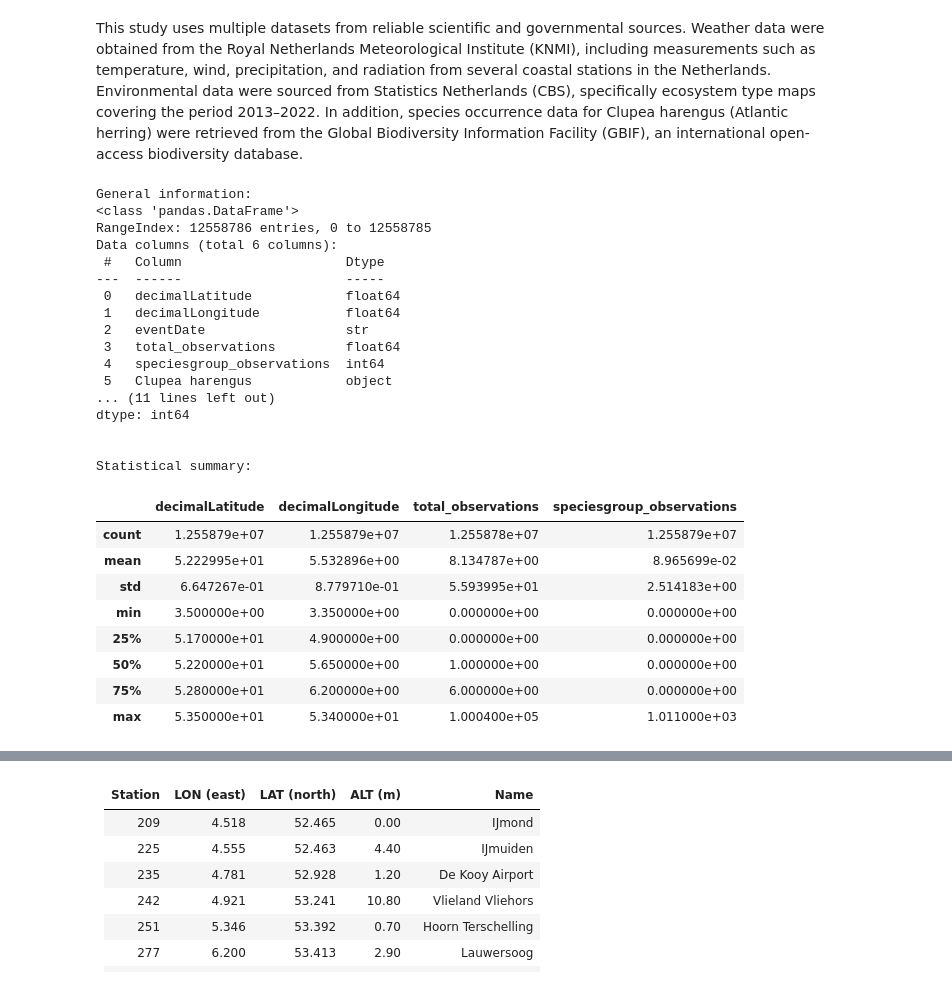
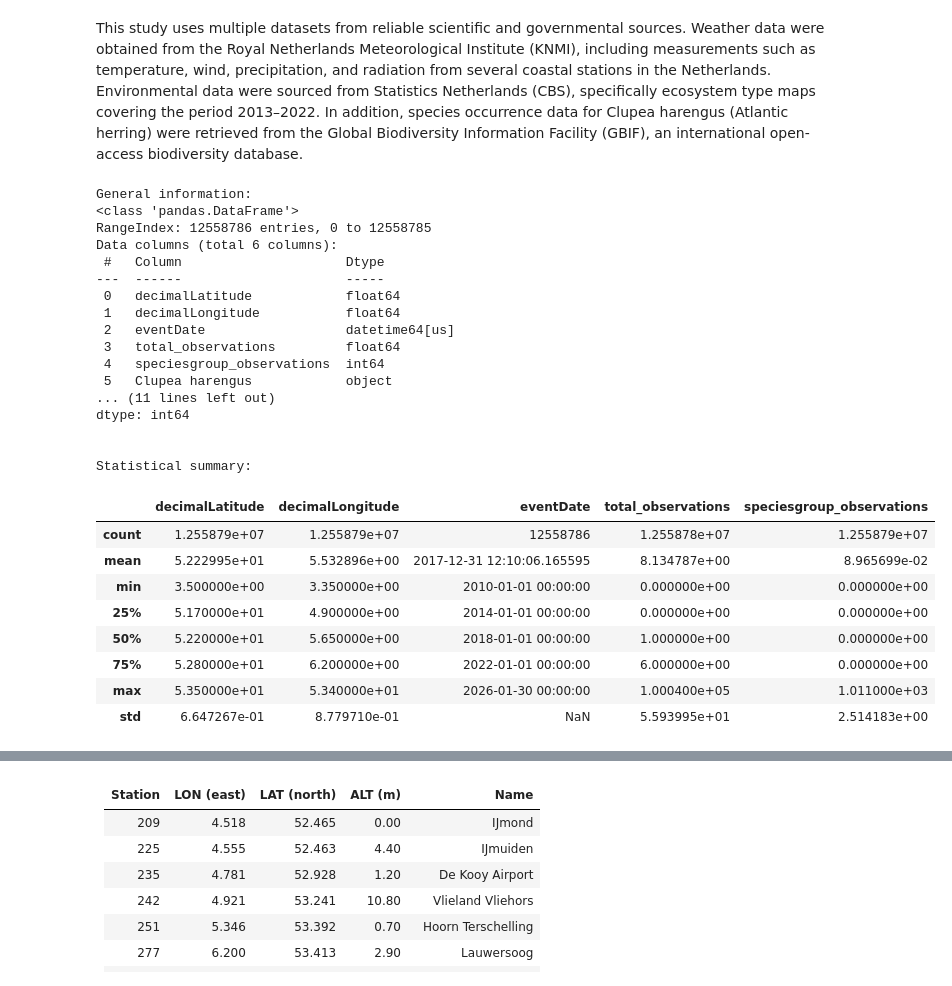
Before and after one commit to strmzi-git/jupyter-exam-03, a Jupyter notebook: Data Science/report.ipynb, the cells around one changed output, grey strips where cells are left out. Cells and saved outputs as stored; diff of their text form; code cells hidden in the pictures.

```diff
--- a/Data Science/report.ipynb
+++ b/Data Science/report.ipynb
@@ -29,41 +29,42 @@ df_clupea = pd.read_csv('Clupea harengus.csv')
 df_weather = pd.read_csv('knmi_weather_data.csv')
 df_env = rasterio.open('enviroment.tif')
 # %%
+df_clupea['eventDate'] = pd.to_datetime(df_clupea['eventDate'], format='%Y-%m-%d')
 print("General information:")
 df_clupea.info()
 
 print("\n\nAmount of null's in each column:")
 print(df_clupea.isnull().sum())
 
 print("\n\nStatistical summary:")
 df_clupea.describe()
 # %% [output]
 General information:
 <class 'pandas.DataFrame'>
 RangeIndex: 12558786 entries, 0 to 12558785
 Data columns (total 6 columns):
  #   Column                     Dtype
 ---  ------                     -----
  0   decimalLatitude            float64
  1   decimalLongitude           float64
- 2   eventDate                  str
+ 2   eventDate                  datetime64[us]
  3   total_observations         float64
  4   speciesgroup_observations  int64
  5   Clupea harengus            object
 ... (11 lines left out)
 dtype: int64
 
 
 Statistical summary:
-|  | decimalLatitude | decimalLongitude | total_observations | speciesgroup_observations |
-| count | 1.255879e+07 | 1.255879e+07 | 1.255878e+07 | 1.255879e+07 |
-| mean | 5.222995e+01 | 5.532896e+00 | 8.134787e+00 | 8.965699e-02 |
-| std | 6.647267e-01 | 8.779710e-01 | 5.593995e+01 | 2.514183e+00 |
-| min | 3.500000e+00 | 3.350000e+00 | 0.000000e+00 | 0.000000e+00 |
-| 25% | 5.170000e+01 | 4.900000e+00 | 0.000000e+00 | 0.000000e+00 |
-| 50% | 5.220000e+01 | 5.650000e+00 | 1.000000e+00 | 0.000000e+00 |
-| 75% | 5.280000e+01 | 6.200000e+00 | 6.000000e+00 | 0.000000e+00 |
-| max | 5.350000e+01 | 5.340000e+01 | 1.000400e+05 | 1.011000e+03 |
+|  | decimalLatitude | decimalLongitude | eventDate | total_observations | speciesgroup_observations |
+| count | 1.255879e+07 | 1.255879e+07 | 12558786 | 1.255878e+07 | 1.255879e+07 |
+| mean | 5.222995e+01 | 5.532896e+00 | 2017-12-31 12:10:06.165595 | 8.134787e+00 | 8.965699e-02 |
+| min | 3.500000e+00 | 3.350000e+00 | 2010-01-01 00:00:00 | 0.000000e+00 | 0.000000e+00 |
+| 25% | 5.170000e+01 | 4.900000e+00 | 2014-01-01 00:00:00 | 0.000000e+00 | 0.000000e+00 |
+| 50% | 5.220000e+01 | 5.650000e+00 | 2018-01-01 00:00:00 | 1.000000e+00 | 0.000000e+00 |
+| 75% | 5.280000e+01 | 6.200000e+00 | 2022-01-01 00:00:00 | 6.000000e+00 | 0.000000e+00 |
+| max | 5.350000e+01 | 5.340000e+01 | 2026-01-30 00:00:00 | 1.000400e+05 | 1.011000e+03 |
+| std | 6.647267e-01 | 8.779710e-01 | NaN | 5.593995e+01 | 2.514183e+00 |
 # %%
 str_columns = df_weather.select_dtypes(include=['object', 'string']).columns
 
```
Also changed, not shown: parts of 5 cells of this notebook, 1 other file.
